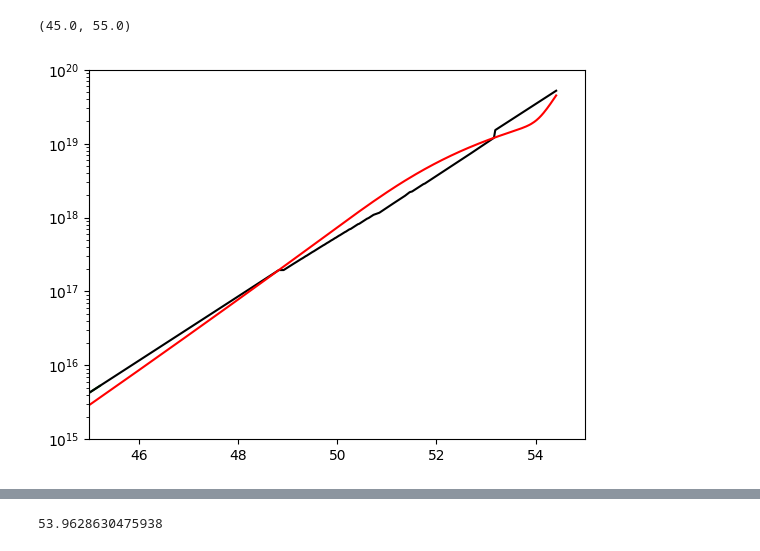
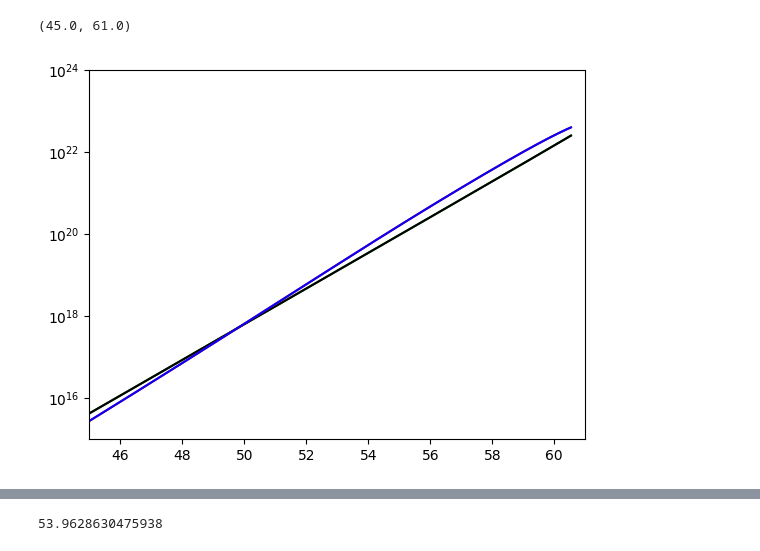
Before and after one commit to richard-von-eckardstein/GEFF, a Jupyter notebook: CompareTwoRuns.ipynb, the cells around one changed output, grey strips where cells are left out. Cells and saved outputs as stored; diff of their text form; code cells hidden in the pictures.

```diff
--- a/CompareTwoRuns.ipynb
+++ b/CompareTwoRuns.ipynb
@@ -28,7 +28,7 @@ H = GEF(alpha, beta, Mpl, ini, M, ntr, SE, AltDamp=2, approx=True)
 # %%
 omega=H.H0
 
-file = "Out/GEF_Beta25.0_SE1.0_KDep_Test4.dat"
+file = "Out/GEF_Beta25.0_SE1.0_KDep_0it_CorrDamp_v1.dat"
 input_df = pd.read_table(file, sep=",")
 data = dict(zip(input_df.columns[1:],input_df.values[1:,1:].T))
 
@@ -48,12 +48,13 @@ rhoChiR = data["rhoChi"]*omega**4
 sER = data["sigmaB"]*omega
 khR = data["kh"]*omega
 kSR = data["kS"]*omega
-khOR = data["kh"]*omega
-khER = data["kh"]*omega
+khOR = data["khO"]*omega
+khER = data["khE"]*omega
+#khLR = data["khL"]*omega
 # %%
 omega=H.H0
 
-file = "Out/GEF_Beta25.0_SE1.0_KDep_Test5.dat"
+file = "Out/GEF_Beta25.0_SE-1.0_KDep_1it_CorrDamp_v1.dat"
 input_df = pd.read_table(file, sep=",")
 data = dict(zip(input_df.columns[1:],input_df.values[1:,1:].T))
 
@@ -153,14 +149,15 @@ plt.show()
 # %%
-#plt.plot(NS, khES, "m:")
-#plt.plot(NS, khOS, "c:")
+#plt.plot(NR, khLR, "y:")
+#plt.plot(NR, khER, "m:")
+#plt.plot(NR, khOR, "c:")
 plt.plot(NR, khR, "g")
 plt.plot(NS, khS, "k")
-#plt.plot(NS, kSS, "g")
-plt.plot(tR, kSR, "b")
 plt.plot(NS, kSS, "r")
+plt.plot(NR, kSR, "b")
+#plt.plot(NS, kSS, "r")
 plt.yscale("log")
-plt.ylim(1e15, 1e20)
-plt.xlim(45, 55)
+plt.ylim(1e15, 1e24)
+plt.xlim(45, 61)
 # %% [output]
-(45.0, 55.0)
+(45.0, 61.0)
-[figure, old version]
+[figure, new version]
```
Also changed, not shown: parts of 4 cells of this notebook, 5 other files.
